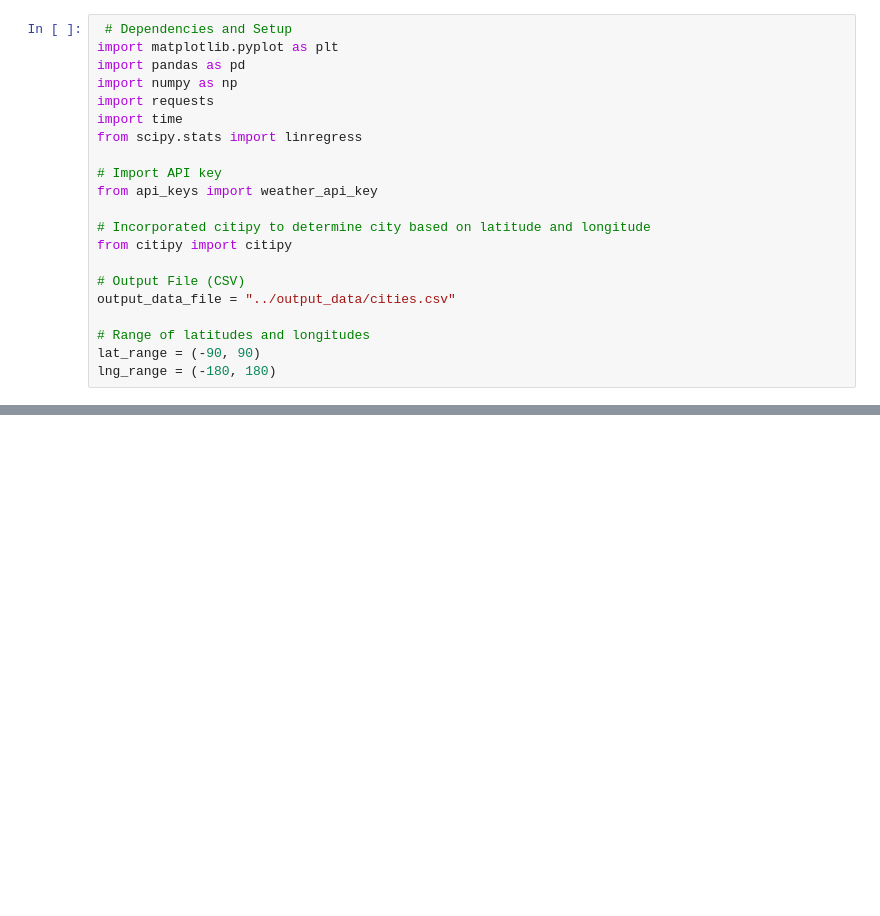
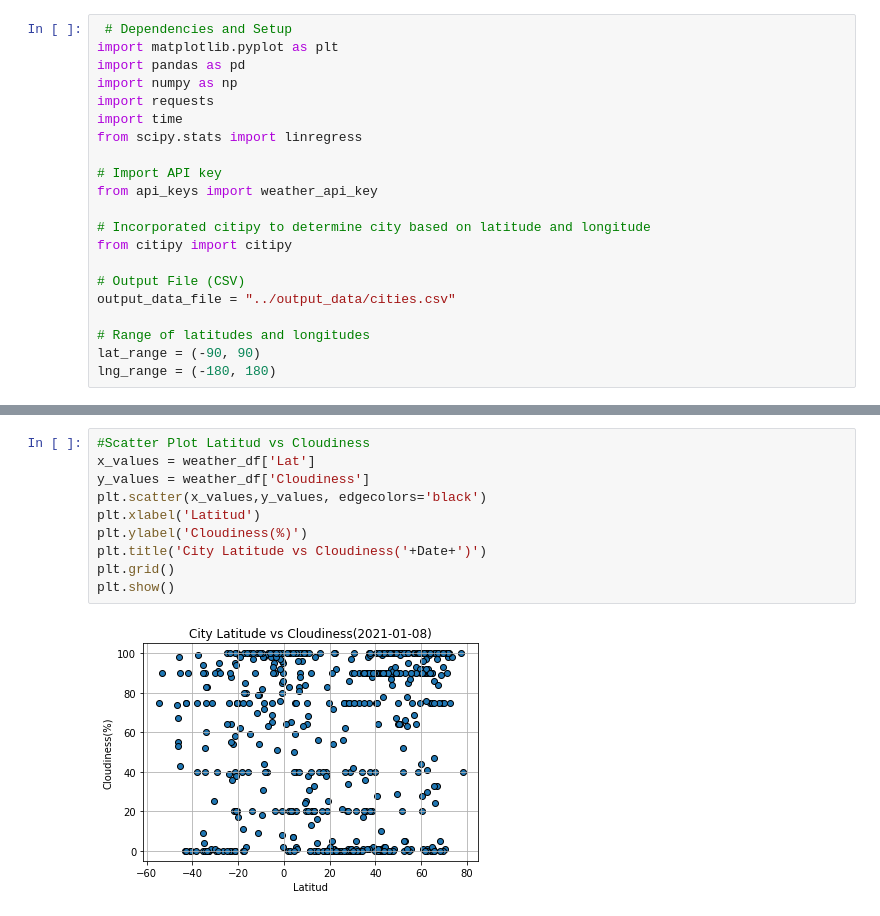
Before and after one commit to robertodiazbriones/python-api-challenge, a Jupyter notebook: WeatherPy/WeatherPy.ipynb, the cells around one changed output, grey strips where cells are left out. Saved outputs shown, nothing was run; the diff lists cells and outputs as text; blank space fills up the shorter version.

```diff
--- a/WeatherPy/WeatherPy.ipynb
+++ b/WeatherPy/WeatherPy.ipynb
@@ -417,0 +253,12 @@ The r-squared is: 0.024564151227631476
+# %%
+#Scatter Plot Latitud vs Cloudiness
+x_values = weather_df['Lat']
+y_values = weather_df['Cloudiness']
+plt.scatter(x_values,y_values, edgecolors='black')
+plt.xlabel('Latitud')
+plt.ylabel('Cloudiness(%)')
+plt.title('City Latitude vs Cloudiness('+Date+')')
+plt.grid()
+plt.show()
+# %% [output]
+[figure, added]
```
Also changed, not shown: parts of 47 cells of this notebook, 1 other file.
